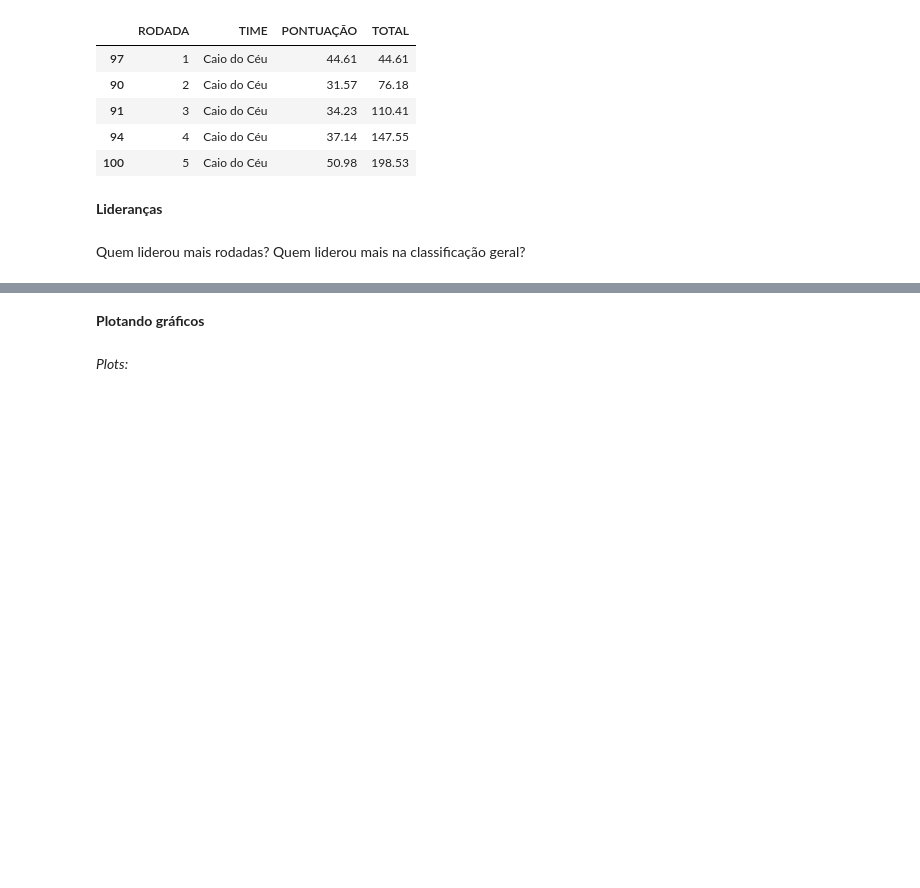
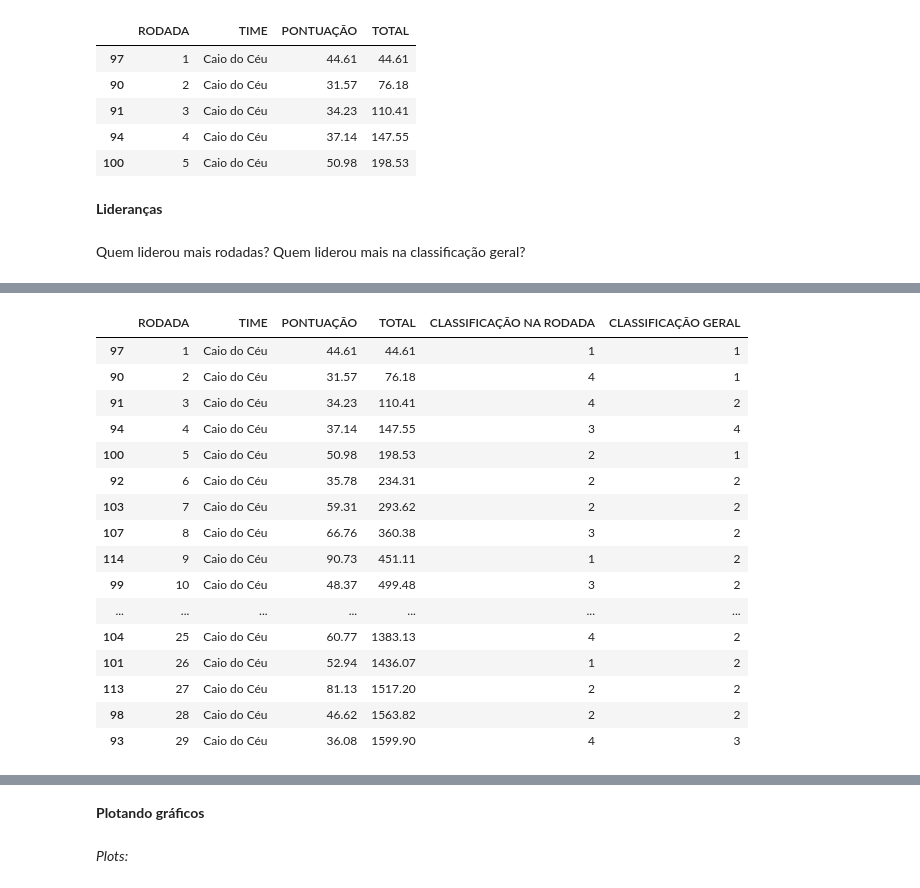
Before and after one commit to Eric-Mendes/estatisticas-quem-cair-calil, a Jupyter notebook: dados_quem_cair_calil_20_21.ipynb, the cells around one changed output, grey strips where cells are left out. Drawn from its saved outputs; the diff is of its cells as text; code cells hidden in the pictures; blank space fills up the shorter version.

```diff
--- a/dados_quem_cair_calil_20_21.ipynb
+++ b/dados_quem_cair_calil_20_21.ipynb
@@ -221,0 +246,20 @@ plt.show()
+# %%
+df.loc[df.TIME == 'Caio do Céu'].sort_values(by='RODADA')
+# %% [output]
+|  | RODADA | TIME | PONTUAÇÃO | TOTAL | CLASSIFICAÇÃO NA RODADA | CLASSIFICAÇÃO GERAL |
+| 97 | 1 | Caio do Céu | 44.61 | 44.61 | 1 | 1 |
+| 90 | 2 | Caio do Céu | 31.57 | 76.18 | 4 | 1 |
+| 91 | 3 | Caio do Céu | 34.23 | 110.41 | 4 | 2 |
+| 94 | 4 | Caio do Céu | 37.14 | 147.55 | 3 | 4 |
+| 100 | 5 | Caio do Céu | 50.98 | 198.53 | 2 | 1 |
+| 92 | 6 | Caio do Céu | 35.78 | 234.31 | 2 | 2 |
+| 103 | 7 | Caio do Céu | 59.31 | 293.62 | 2 | 2 |
+| 107 | 8 | Caio do Céu | 66.76 | 360.38 | 3 | 2 |
+| 114 | 9 | Caio do Céu | 90.73 | 451.11 | 1 | 2 |
+| 99 | 10 | Caio do Céu | 48.37 | 499.48 | 3 | 2 |
+| ... | ... | ... | ... | ... | ... | ... |
+| 104 | 25 | Caio do Céu | 60.77 | 1383.13 | 4 | 2 |
+| 101 | 26 | Caio do Céu | 52.94 | 1436.07 | 1 | 2 |
+| 113 | 27 | Caio do Céu | 81.13 | 1517.20 | 2 | 2 |
+| 98 | 28 | Caio do Céu | 46.62 | 1563.82 | 2 | 2 |
+| 93 | 29 | Caio do Céu | 36.08 | 1599.90 | 4 | 3 |
```
Also changed, not shown: parts of 14 cells of this notebook.
